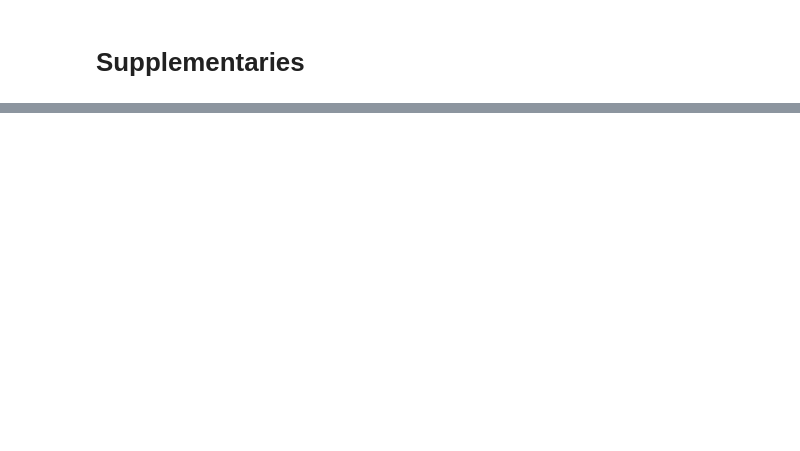
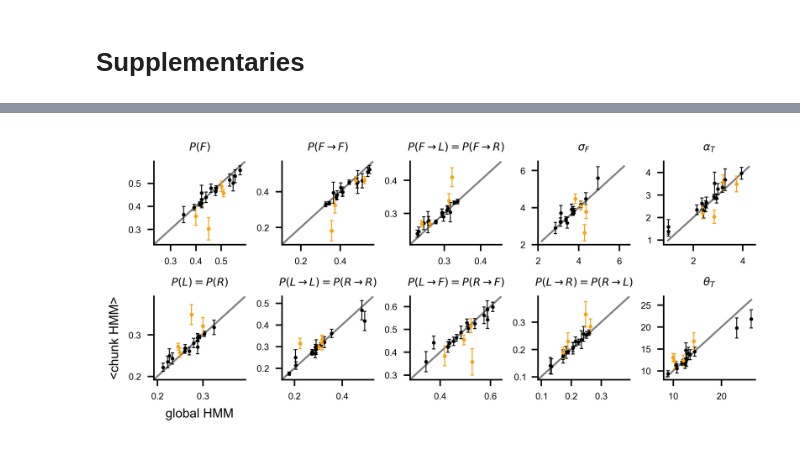
Before and after one commit to ZebrafishHMM2023/ZebrafishHMM2023_CodeAndData, a Jupyter notebook: Figures/Fig3.ipynb, the cells around one changed output, grey strips where cells are left out. Cells and saved outputs as stored; diff of their text form; code cells hidden in the pictures; blank space fills up the shorter version.

```diff
--- a/Figures/Fig3.ipynb
+++ b/Figures/Fig3.ipynb
@@ -14,0 +207,56 @@ Extracting models from ../Models/longtrajectories_20240202.tar.gz...
+# %%
+fig, axs = plt.subplots(figsize=(1*5,1.1*2), ncols=5, nrows=2, constrained_layout=True)
+
+ax = axs[0,0]
+ax.set_title(r"$P(F)$",fontdict={'fontsize':6})
+id_ax(ax, Pglobs[:,0], Pchunks_m[:,0], Pchunks_s[:,0])
+
+ax = axs[1,0]
+ax.set_title(r"$P(L) = P(R)$",fontdict={'fontsize':6})
+id_ax(ax, Pglobs[:,1], Pchunks_m[:,1], Pchunks_s[:,1])
+
+ax = axs[0,1]
+ax.set_title(r"$P(F \rightarrow F)$",fontdict={'fontsize':6})
+id_ax(ax, Tglobs[:,0,0], Tchunks_m[:,0,0], Tchunks_s[:,0,0])
+
+ax = axs[1,1]
+ax.set_title(r"$P(L \rightarrow L) = P(R \rightarrow R)$",fontdict={'fontsize':6})
+id_ax(ax, Tglobs[:,1,1], Tchunks_m[:,1,1], Tchunks_s[:,1,1])
+
+ax = axs[0,2]
+ax.set_title(r"$P(F \rightarrow L) = P(F \rightarrow R)$",fontdict={'fontsize':6})
+id_ax(ax, Tglobs[:,0,1], Tchunks_m[:,0,1], Tchunks_s[:,0,1])
+
+ax = axs[1,2]
+ax.set_title(r"$P(L \rightarrow F) = P(R \rightarrow F)$",fontdict={'fontsize':6})
+id_ax(ax, Tglobs[:,1,0], Tchunks_m[:,1,0], Tchunks_s[:,1,0])
+
+ax = axs[0,3]
+ax.set_title(r"$\sigma_F$",fontdict={'fontsize':6})
+id_ax(ax, Eglobs[:,0], Echunks_m[:,0], Echunks_s[:,0])
+ax.set_xlim(2,6.5)
+ax.set_ylim(2,6.5)
+
+ax = axs[1,3]
+ax.set_title(r"$P(L \rightarrow R) = P(R \rightarrow L)$",fontdict={'fontsize':6})
+id_ax(ax, Tglobs[:,1,2], Tchunks_m[:,1,2], Tchunks_s[:,1,2])
+
+ax = axs[0,4]
+ax.set_title(r"$\alpha_T$",fontdict={'fontsize':6})
+id_ax(ax, Eglobs[:,1], Echunks_m[:,1], Echunks_s[:,1])
+ax.set_xlim(0.8,4.5)
+ax.set_ylim(0.8,4.5)
+
+ax = axs[1,4]
+ax.set_title(r"$\theta_T$",fontdict={'fontsize':6})
+id_ax(ax, Eglobs[:,2], Echunks_m[:,2], Echunks_s[:,2])
+ax.set_xlim(8,27)
+ax.set_ylim(8,27)
+
+ax = axs[1,0]
+ax.set_xlabel("global HMM")
+ax.set_ylabel("<chunk HMM>")
+
+fig.savefig("panels/Fig5/supps/id_params_all.svg")
+# %% [output]
+[figure, added]
```
Also changed, not shown: parts of 15 cells of this notebook.
